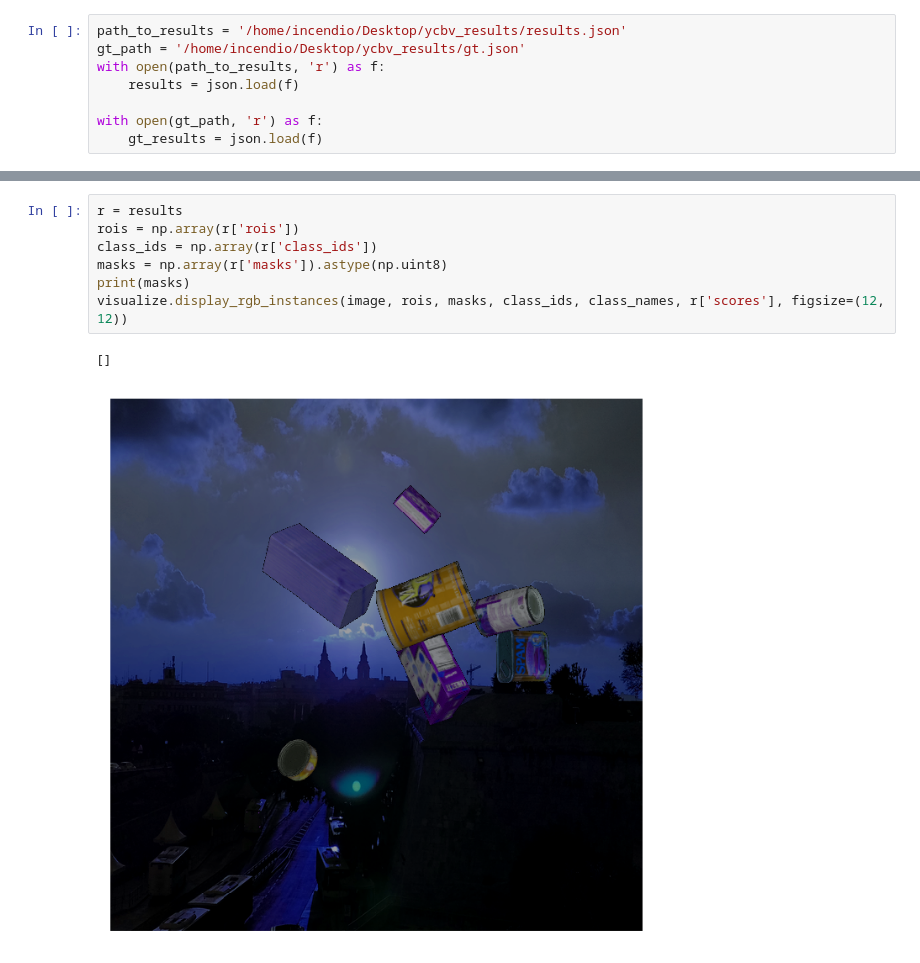
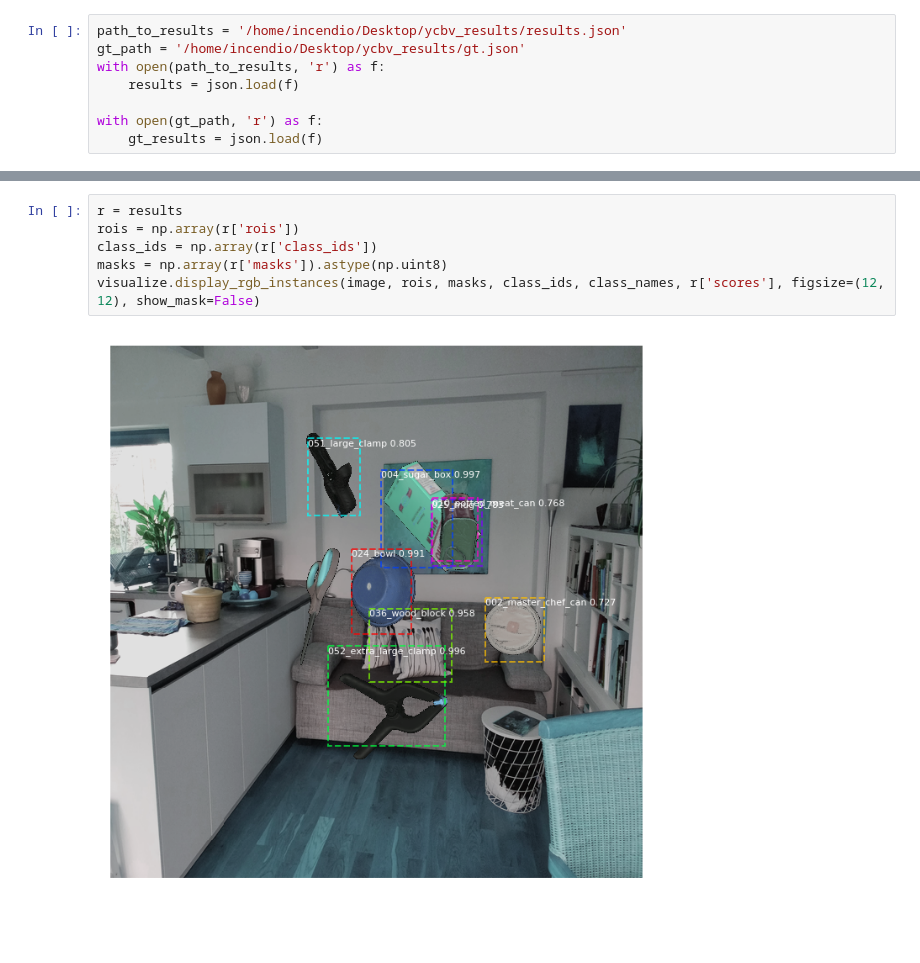
Before and after one commit to CosmosHua/Pose_Estimation, a Jupyter notebook: samples/ycbv/inspect_inference.ipynb, the cells around one changed output, grey strips where cells are left out. Saved outputs shown, nothing was run; the diff lists cells and outputs as text; blank space fills up the shorter version.

```diff
--- a/samples/ycbv/inspect_inference.ipynb
+++ b/samples/ycbv/inspect_inference.ipynb
@@ -44,10 +44,8 @@ visualize.display_rgb_instances(image, gt_box, gt_mask, gt_class_id, class_names
 # %%
 r = results
 rois = np.array(r['rois'])
 class_ids = np.array(r['class_ids'])
 masks = np.array(r['masks']).astype(np.uint8)
-print(masks)
-visualize.display_rgb_instances(image, rois, masks, class_ids, class_names, r['scores'], figsize=(12, 12))
+visualize.display_rgb_instances(image, rois, masks, class_ids, class_names, r['scores'], figsize=(12, 12), show_mask=False)
 # %% [output]
-[]
-[figure, old version]
+[figure, new version]
```
Also changed, not shown: parts of 1 cell of this notebook, 5 other files.
